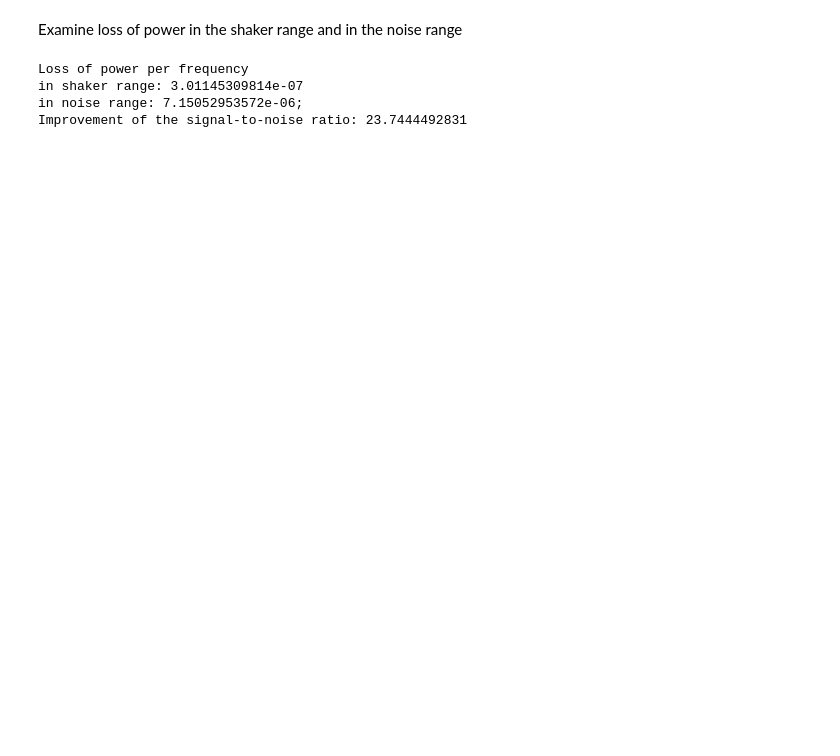
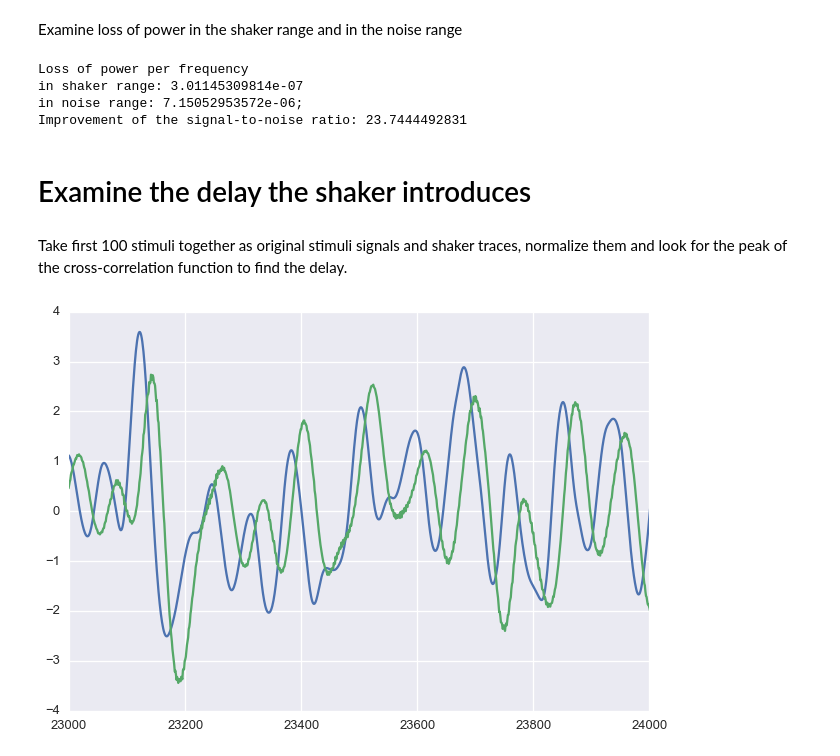
Before and after one commit to antopolskiy/code_showcase, a Jupyter notebook: motor_tracking.ipynb, the cells around one changed output. Saved outputs shown, nothing was run; the diff lists cells and outputs as text; code cells hidden in the pictures; blank space fills up the shorter version.

```diff
--- a/motor_tracking.ipynb
+++ b/motor_tracking.ipynb
@@ -137,3 +140,27 @@ Improvement of the signal-to-noise ratio: 23.7444492831
 # %%
 # apply Savitzky-Golay filter to all shaker traces
 shaker_traces = shaker_traces.apply(lambda x: savgol_filter(x,101,7),axis=1)
+# %% [markdown]
+# Examine the delay the shaker introduces
+# %% [markdown]
+Take first 100 stimuli together as original stimuli signals and shaker traces, normalize them and look for the peak of the cross-correlation function to find the delay.
+# %%
+# normalization function
+norm = lambda x: (x-np.mean(x))/np.std(x)
+
+signal = norm(signal_traces.loc[:9,:].as_matrix().reshape(10*20000,))
+
+# because of the inertia, shaker has integrative properties so we suspect that the differential
+# of the shaker trace is more close to the original signal; also we are actually interested
+# in velocity values of the vibration due to how tactile system functions;
+# thus we examine the delay between the signal and the differential on the shaker trace
+shaker = norm(np.diff(shaker_traces.loc[:9,:].as_matrix().reshape(10*20000,)))
+# %%
+plt.figure()
+plt.plot(signal)
+plt.plot(shaker)
+plt.xlim(23000,24000)
+plt.ylim(-4,4)
+plt.show()
+# %% [output]
+[figure, added]
```
Also changed, not shown: parts of 9 cells of this notebook.
